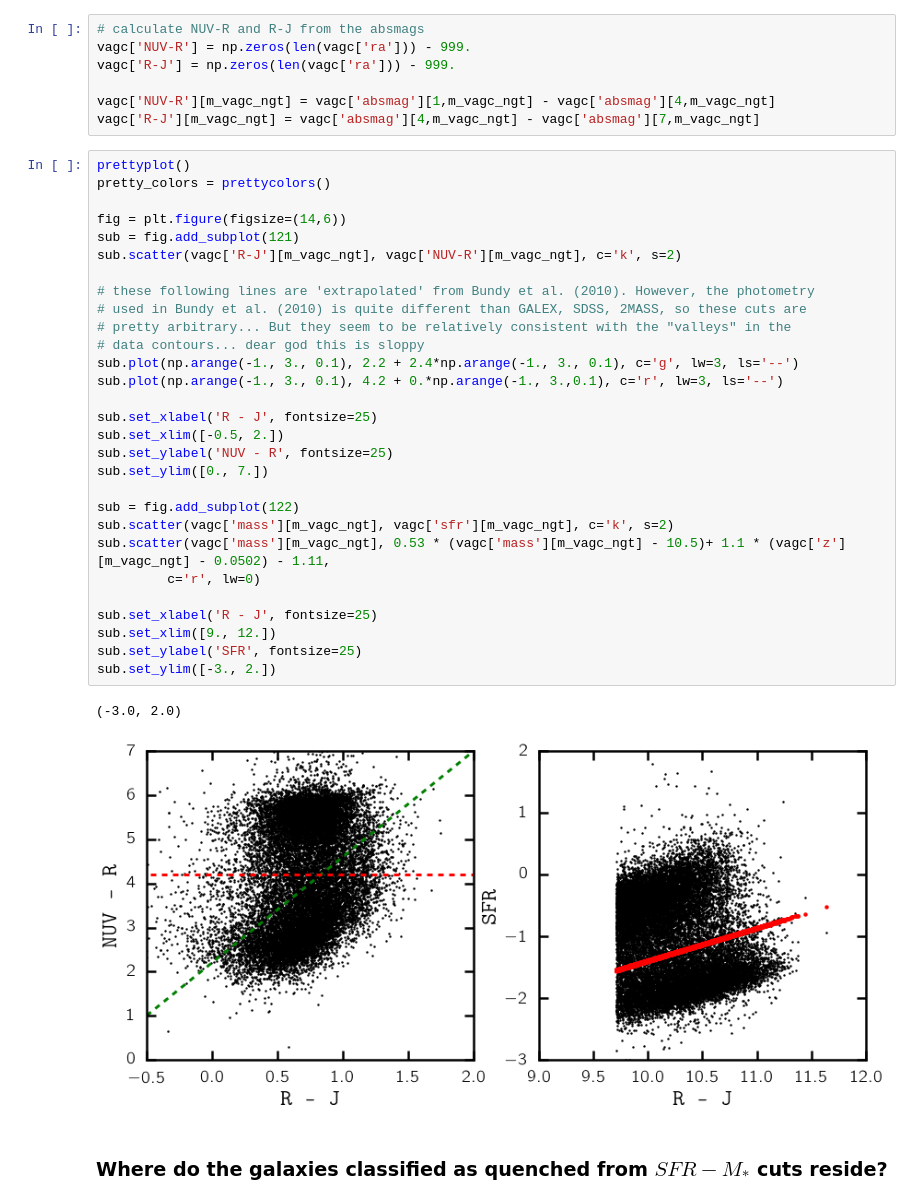
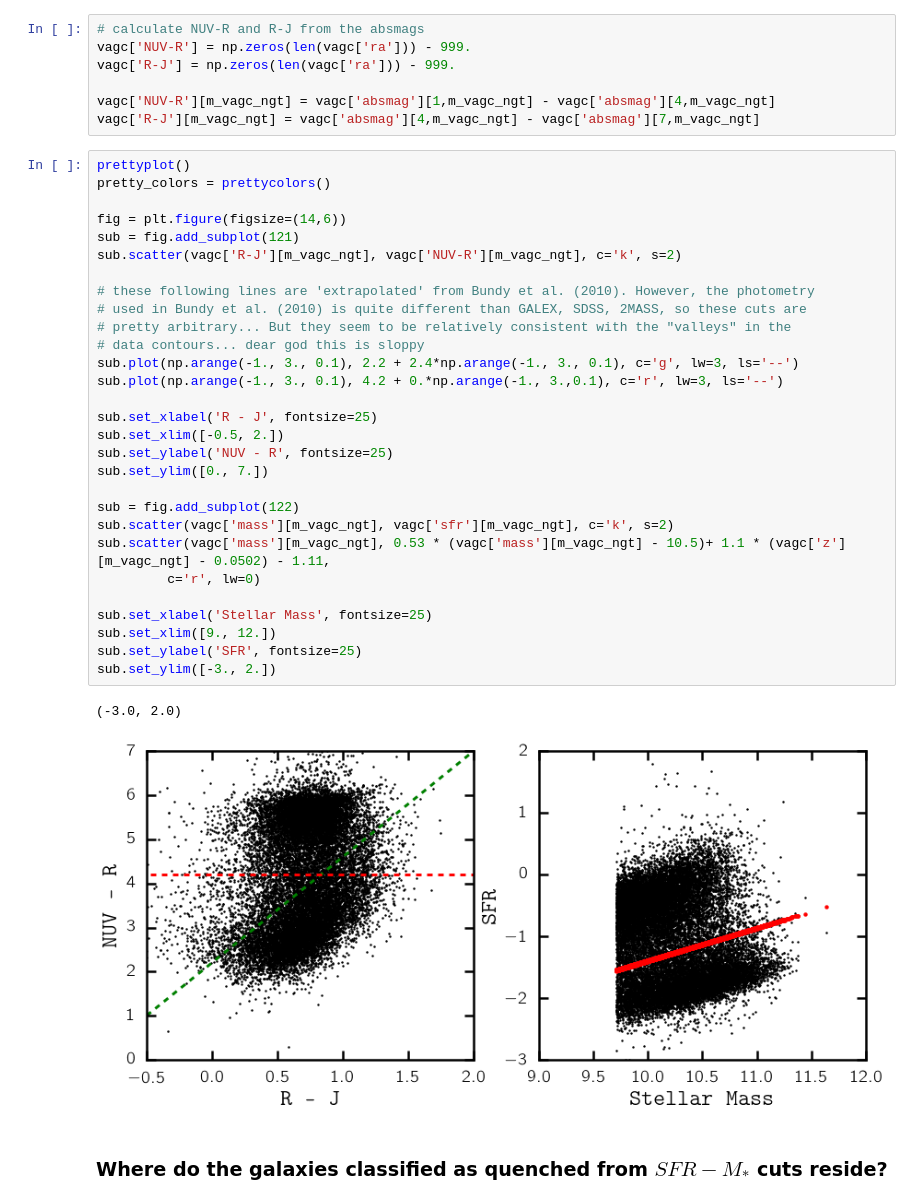
Before and after one commit to changhoonhahn/central_quenching, a Jupyter notebook: CenQue/ref_report_Major2.ipynb, the cells around one changed output. Drawn from its saved outputs; the diff is of its cells as text.

```diff
--- a/CenQue/ref_report_Major2.ipynb
+++ b/CenQue/ref_report_Major2.ipynb
@@ -74,35 +74,35 @@ vagc['R-J'][m_vagc_ngt] = vagc['absmag'][4,m_vagc_ngt] - vagc['absmag'][7,m_vagc
 # %%
 prettyplot()
 pretty_colors = prettycolors()
 
 fig = plt.figure(figsize=(14,6))
 sub = fig.add_subplot(121)
 sub.scatter(vagc['R-J'][m_vagc_ngt], vagc['NUV-R'][m_vagc_ngt], c='k', s=2)
 
 # these following lines are 'extrapolated' from Bundy et al. (2010). However, the photometry
 # used in Bundy et al. (2010) is quite different than GALEX, SDSS, 2MASS, so these cuts are
 # pretty arbitrary... But they seem to be relatively consistent with the "valleys" in the
 # data contours... dear god this is sloppy
 sub.plot(np.arange(-1., 3., 0.1), 2.2 + 2.4*np.arange(-1., 3., 0.1), c='g', lw=3, ls='--')
 sub.plot(np.arange(-1., 3., 0.1), 4.2 + 0.*np.arange(-1., 3.,0.1), c='r', lw=3, ls='--')
 
 sub.set_xlabel('R - J', fontsize=25)
 sub.set_xlim([-0.5, 2.])
 sub.set_ylabel('NUV - R', fontsize=25)
 sub.set_ylim([0., 7.])
 
 sub = fig.add_subplot(122)
 sub.scatter(vagc['mass'][m_vagc_ngt], vagc['sfr'][m_vagc_ngt], c='k', s=2)
 sub.scatter(vagc['mass'][m_vagc_ngt], 0.53 * (vagc['mass'][m_vagc_ngt] - 10.5)+ 1.1 * (vagc['z'][m_vagc_ngt] - 0.0502) - 1.11,
          c='r', lw=0)
 
-sub.set_xlabel('R - J', fontsize=25)
+sub.set_xlabel('Stellar Mass', fontsize=25)
 sub.set_xlim([9., 12.])
 sub.set_ylabel('SFR', fontsize=25)
 sub.set_ylim([-3., 2.])
 # %% [output]
 (-3.0, 2.0)
-[figure, old version]
+[figure, new version]
 # %% [markdown]
 ### Where do the galaxies classified as quenched from $SFR - M_*$ cuts reside?
 # %%
```
Also changed, not shown: parts of 8 cells of this notebook, 2 other files.
